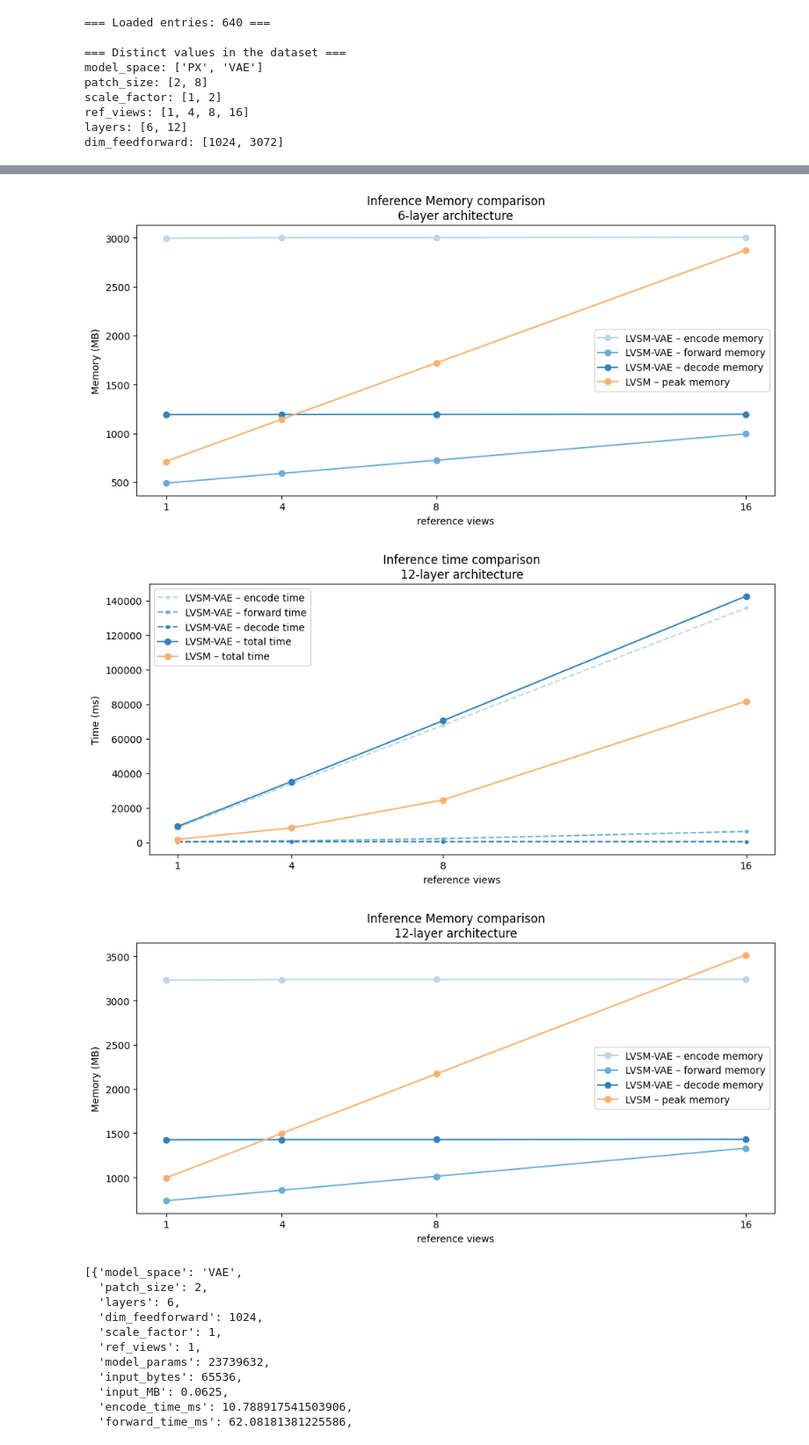
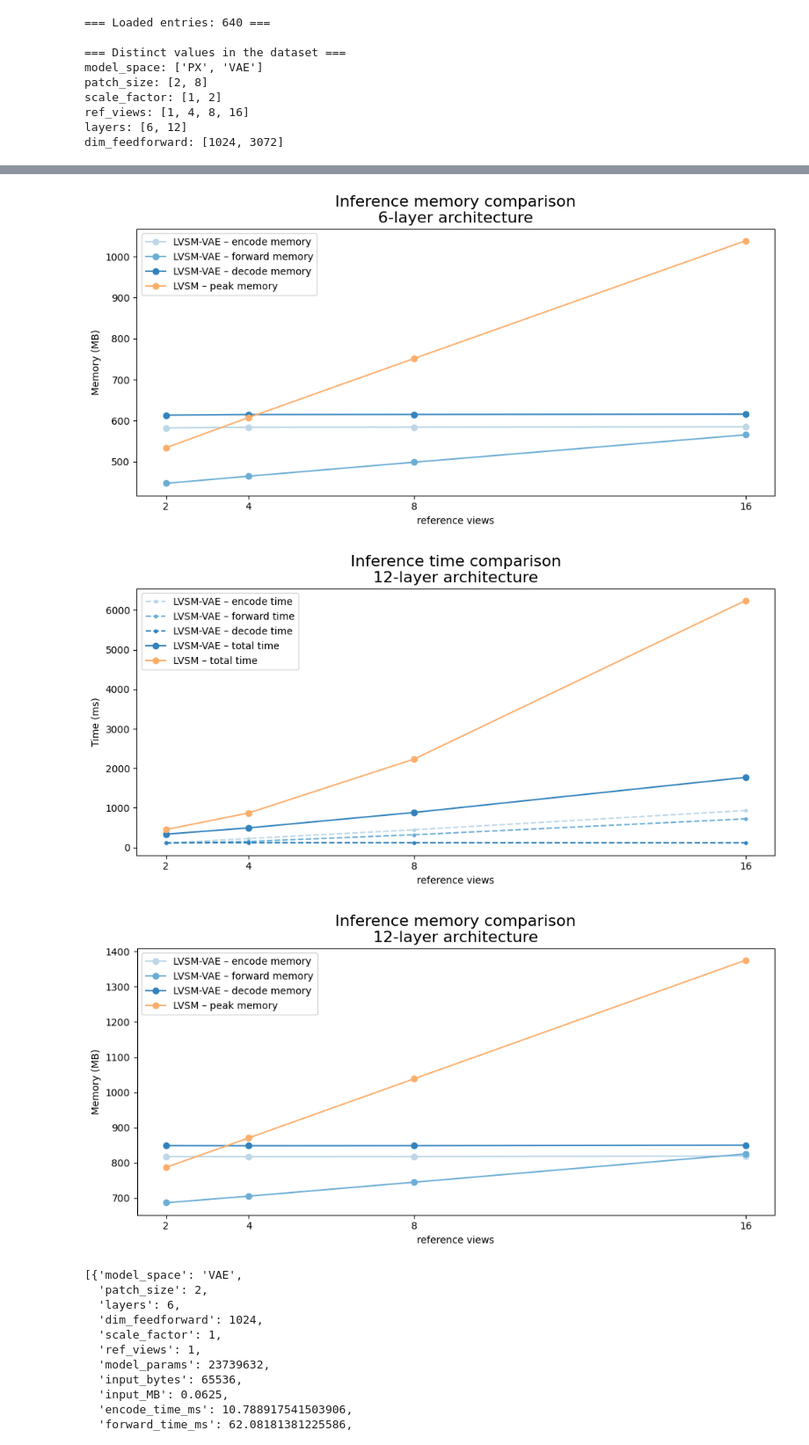
Before and after one commit to flaarmann1000/LVSM-VAE, a Jupyter notebook: notebooks/performance_comparison.ipynb, the cells around one changed output, grey strips where cells are left out. Shown at 88% size. Drawn from its saved outputs; the diff is of its cells as text; code cells hidden in the pictures.

Commit message:
add efficiency plots

```diff
--- a/notebooks/performance_comparison.ipynb
+++ b/notebooks/performance_comparison.ipynb
@@ -460,7 +460,7 @@ def evaluate(config):
         scale_factor=config.scale_factor
     )
 # %%
-results_file = "../results/performance_comparison/260129_results_4.json"
+results_file = "../results/performance_comparison/260129_results_6.json"
 # %%
 configs
 # %% [output]
@@ -743,7 +743,8 @@ def plot_subset(labels, subset, title_prefix, layers, ff_dim, mode="bar"):
         ax.set_yticks(y)
         ax.set_yticklabels(labels)
         ax.set_xlabel("Time (ms)")
-        ax.set_title(f"Inference Time comparison\n{layers}-layer architecture")
+        ax.set_title(f"Inference Time comparison\n{layers}-layer architecture", fontsize=16)
+        # ax.set_title(f"Inference Time comparison\n{layers}-layer architecture - 512x512 images", fontsize=16)
         ax.legend()
         plt.tight_layout()
         plt.show()
@@ -759,7 +760,8 @@ def plot_subset(labels, subset, title_prefix, layers, ff_dim, mode="bar"):
         ax.set_yticks(y)
         ax.set_yticklabels(labels)
         ax.set_xlabel("Memory (MB)")
-        ax.set_title(f"Inference Memory comparison\n{layers}-layer architecture")
+        ax.set_title(f"Inference memory comparison\n{layers}-layer architecture", fontsize=16)
+        # ax.set_title(f"Inference memory comparison\n{layers}-layer architecture - 512x512 images", fontsize=16)
         ax.legend()
         plt.tight_layout()
         plt.show()
@@ -785,7 +787,8 @@ def plot_subset(labels, subset, title_prefix, layers, ff_dim, mode="bar"):
         ax.set_xlabel("reference views")
         ax.set_ylabel("Time (ms)")
         ax.set_xticks(ref_views)
-        ax.set_title(f"Inference time comparison\n{layers}-layer architecture - 512x512 images")
+        ax.set_title(f"Inference time comparison\n{layers}-layer architecture", fontsize=16)
+        # ax.set_title(f"Inference time comparison\n{layers}-layer architecture - 512x512 images", fontsize=16)
         ax.legend()
         plt.tight_layout()
         plt.show()
@@ -810,7 +813,8 @@ def plot_subset(labels, subset, title_prefix, layers, ff_dim, mode="bar"):
         ax.set_xlabel("reference views")
         ax.set_ylabel("Memory (MB)")
         ax.set_xticks(ref_views)
-        ax.set_title(f"Inference Memory comparison\n{layers}-layer architecture - 512x512 images")
+        ax.set_title(f"Inference memory comparison\n{layers}-layer architecture", fontsize=16)
+        # ax.set_title(f"Inference memory comparison\n{layers}-layer architecture - 512x512 images", fontsize=16)
         ax.legend()
         plt.tight_layout()
         plt.show()
@@ -830,7 +834,7 @@ vae_patch = 2
 px_patch  = 8
 
 # 2) choose one scale factor or leave None to use all
-scale_factors = {2}        # <- "only 1 scale factor"
+scale_factors = {1}        # <- "only 1 scale factor"
 # scale_factors = None        # <- "only 1 scale factor"
 ref_views = None           # <- or e.g. {1,2,4,8} if you have exactly 4 supervise views
 
@@ -855,6 +859,6 @@ Total unique configs: 64
-[figure, old version]
+[figure, new version]
-[figure, old version]
+[figure, new version]
-[figure, old version]
+[figure, new version]
 # %%
 data
 # %% [output]
```
Also changed, not shown: parts of 1 cell of this notebook, 1 other file.
